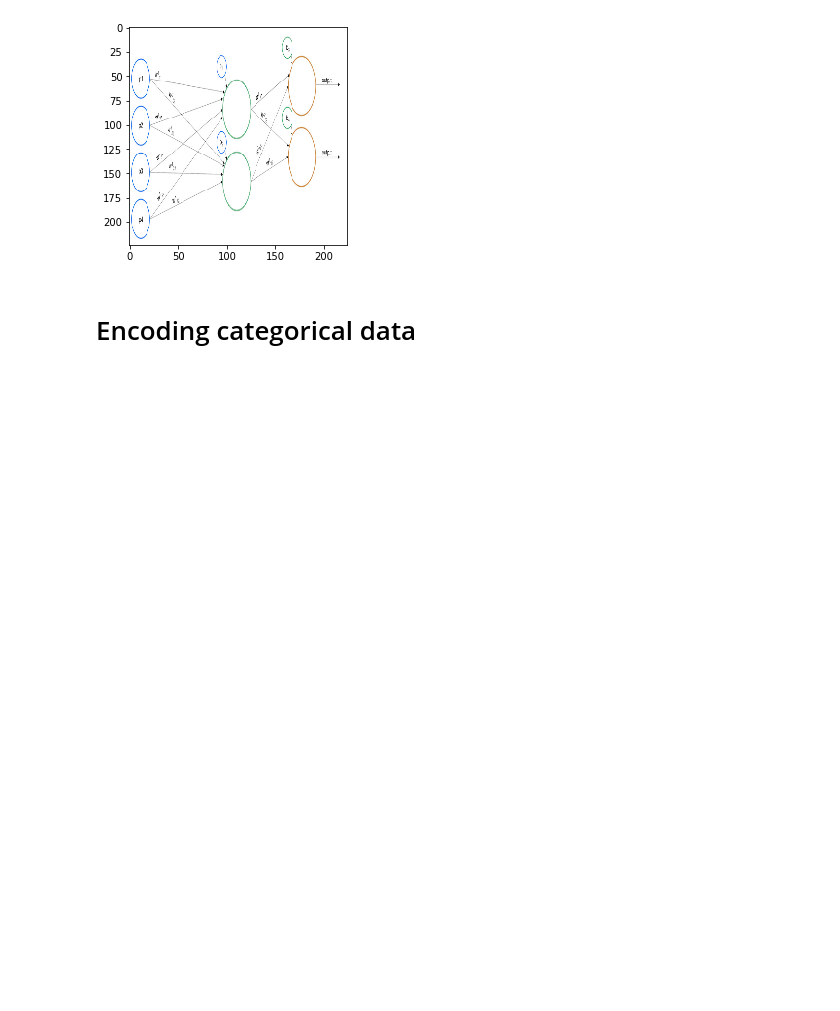
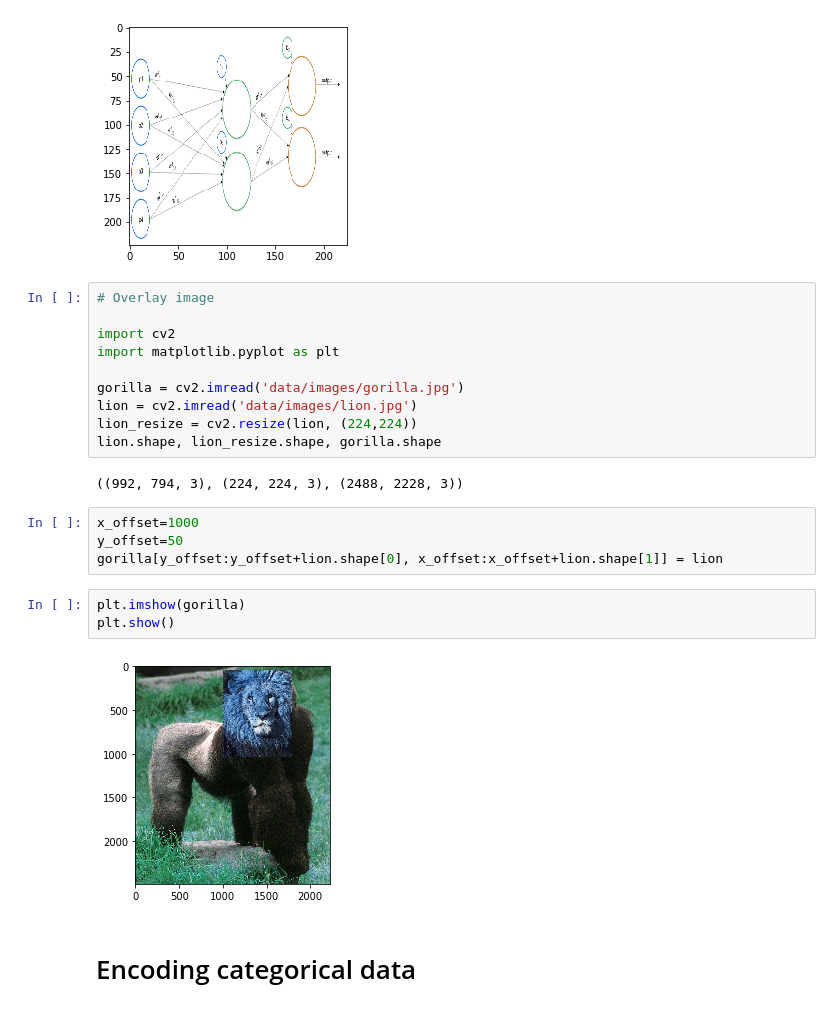
Before and after one commit to ebharucha/Misc, a Jupyter notebook: Cheat Sheet.ipynb, the cells around one changed output. Cells and saved outputs as stored; diff of their text form; blank space fills up the shorter version.

```diff
--- a/Cheat Sheet.ipynb
+++ b/Cheat Sheet.ipynb
@@ -197,6 +206,27 @@ plt.show()
 # %% [output]
 Resized original image. Shape = (224, 224, 3)
 [figure]
+# %%
+# Overlay image
+
+import cv2
+import matplotlib.pyplot as plt
+
+gorilla = cv2.imread('data/images/gorilla.jpg')
+lion = cv2.imread('data/images/lion.jpg')
+lion_resize = cv2.resize(lion, (224,224))
+lion.shape, lion_resize.shape, gorilla.shape
+# %% [output]
+((992, 794, 3), (224, 224, 3), (2488, 2228, 3))
+# %%
+x_offset=1000
+y_offset=50
+gorilla[y_offset:y_offset+lion.shape[0], x_offset:x_offset+lion.shape[1]] = lion
+# %%
+plt.imshow(gorilla)
+plt.show()
+# %% [output]
+[figure, added]
 # %% [markdown]
 # Encoding categorical data
 # %%
```
Also changed, not shown: parts of 7 cells of this notebook, 53 other files.
